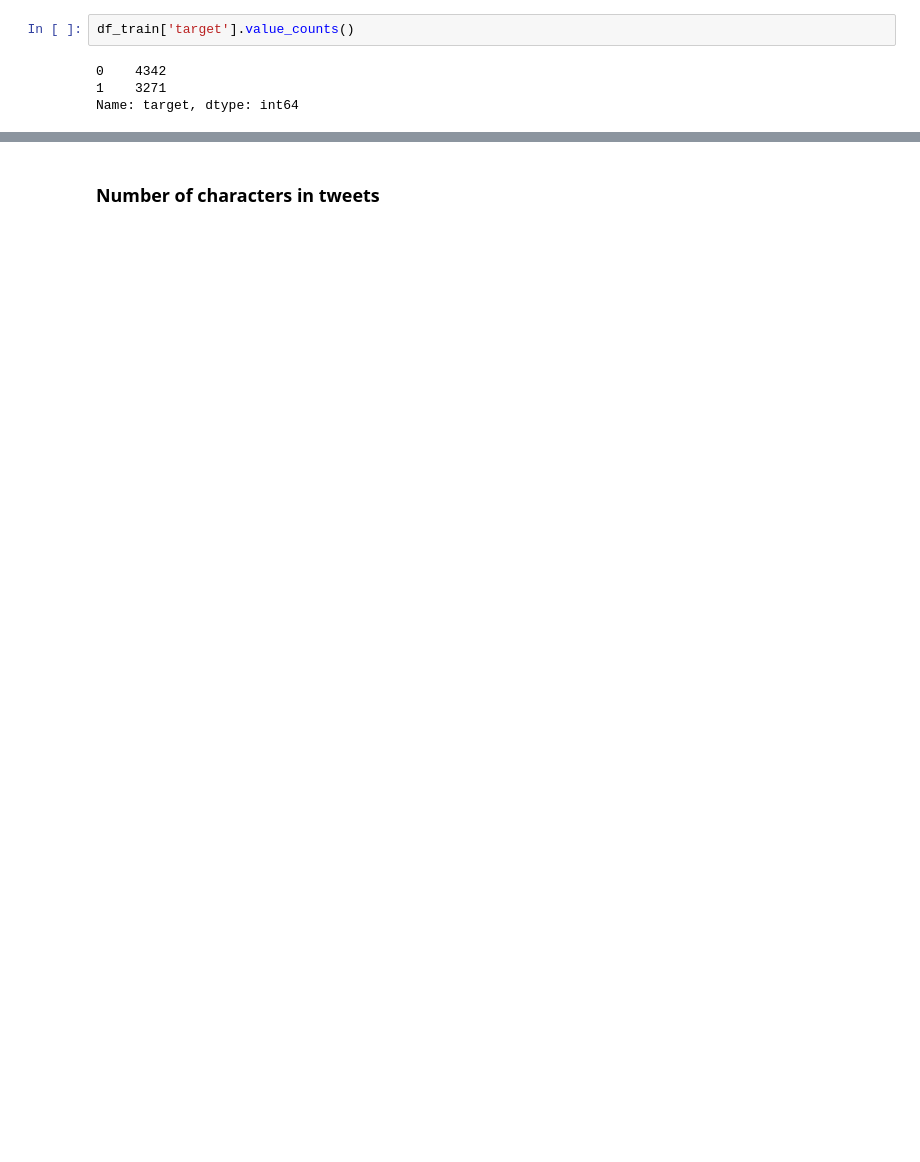
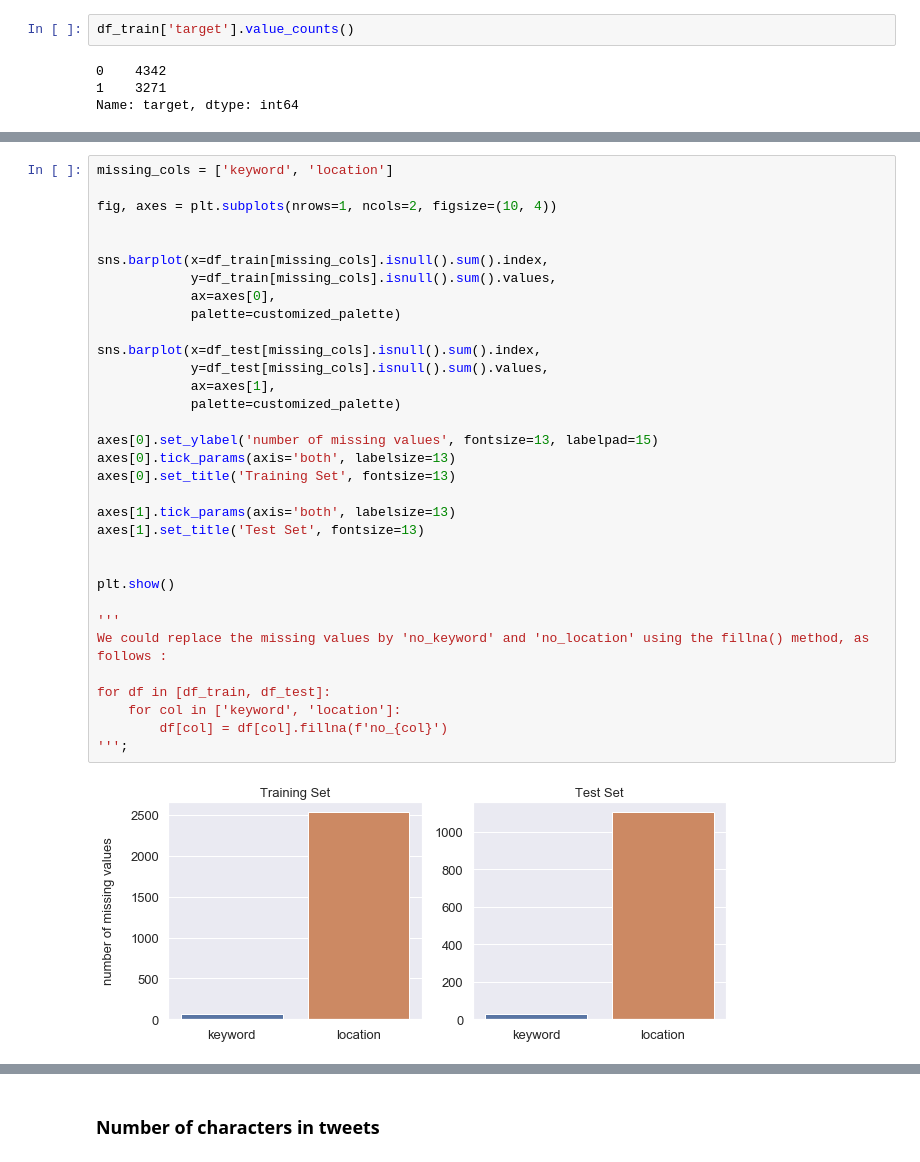
Before and after one commit to luisdossantos/disaster-tweets, a Jupyter notebook: disaster_tweets_prediction.ipynb, the cells around one changed output, grey strips where cells are left out. Saved outputs shown, nothing was run; the diff lists cells and outputs as text; blank space fills up the shorter version.

```diff
--- a/disaster_tweets_prediction.ipynb
+++ b/disaster_tweets_prediction.ipynb
@@ -97,0 +133,35 @@ Amongst a total of 7613 tweets, 3271 are about a real disaster (0.43%), and 4342
+# %%
+missing_cols = ['keyword', 'location']
+
+fig, axes = plt.subplots(nrows=1, ncols=2, figsize=(10, 4))
+
+
+sns.barplot(x=df_train[missing_cols].isnull().sum().index,
+            y=df_train[missing_cols].isnull().sum().values,
+            ax=axes[0],
+            palette=customized_palette)
+
+sns.barplot(x=df_test[missing_cols].isnull().sum().index,
+            y=df_test[missing_cols].isnull().sum().values,
+            ax=axes[1],
+            palette=customized_palette)
+
+axes[0].set_ylabel('number of missing values', fontsize=13, labelpad=15)
+axes[0].tick_params(axis='both', labelsize=13)
+axes[0].set_title('Training Set', fontsize=13)
+
+axes[1].tick_params(axis='both', labelsize=13)
+axes[1].set_title('Test Set', fontsize=13)
+
+
+plt.show()
+
+'''
+We could replace the missing values by 'no_keyword' and 'no_location' using the fillna() method, as follows :
+
+for df in [df_train, df_test]:
+    for col in ['keyword', 'location']:
+        df[col] = df[col].fillna(f'no_{col}')
+''';
+# %% [output]
+[figure, added]
```
Also changed, not shown: parts of 47 cells of this notebook.
